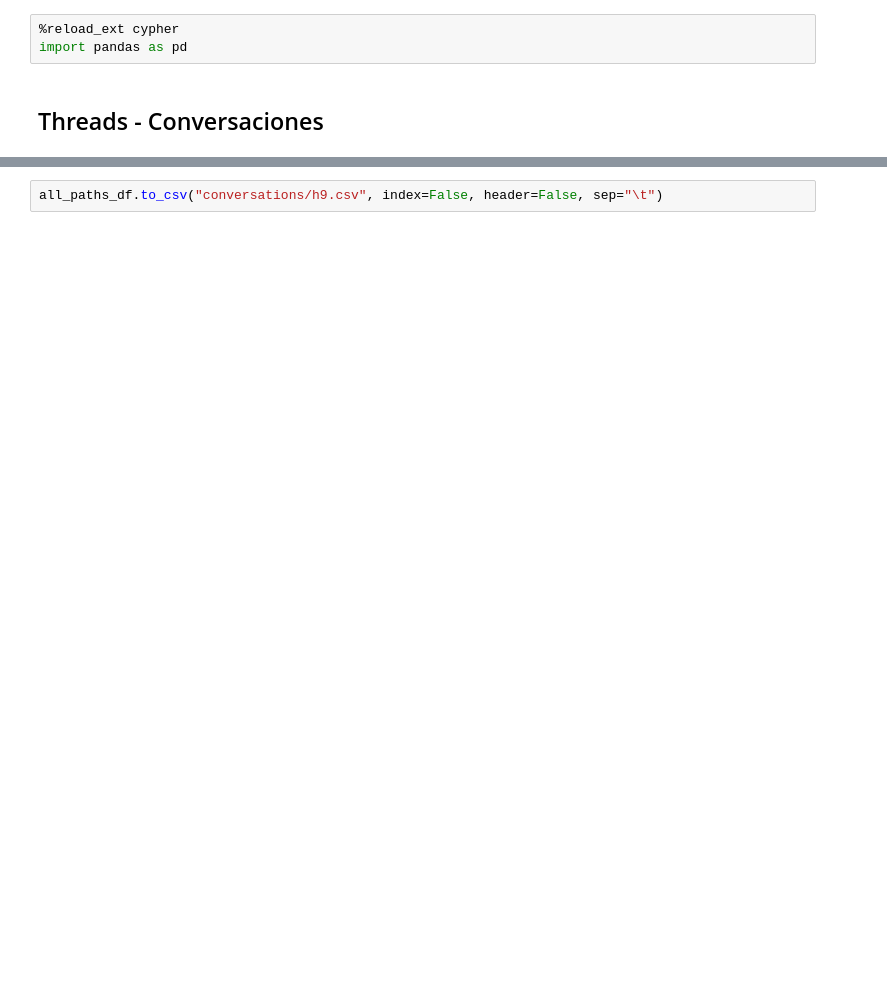
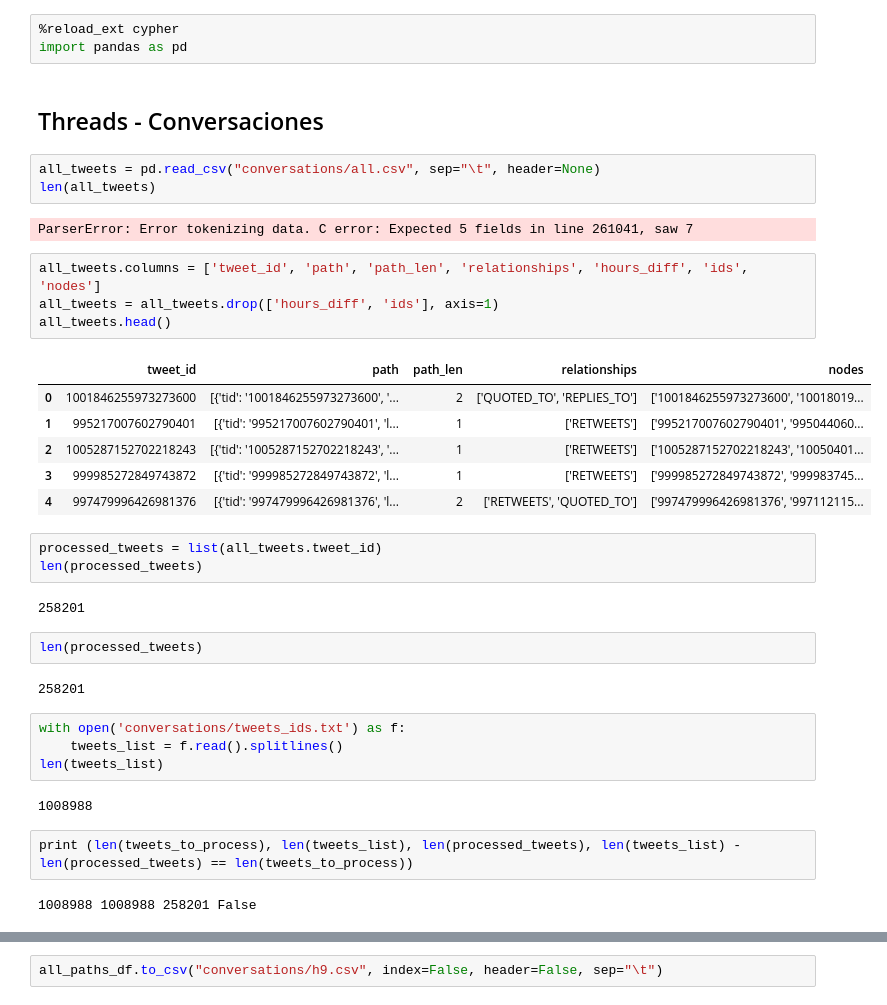
Before and after one commit to ylizama/social_protests, a Jupyter notebook: 10_Objetificacion_Lenguaje.ipynb, the cells around one changed output, grey strips where cells are left out. Saved outputs shown, nothing was run; the diff lists cells and outputs as text; blank space fills up the shorter version.

Commit message:
data and code - migration

```diff
--- a/10_Objetificacion_Lenguaje.ipynb
+++ b/10_Objetificacion_Lenguaje.ipynb
@@ -3,3 +3,38 @@
 import pandas as pd
 # %% [markdown]
 ## Threads - Conversaciones
+# %%
+all_tweets = pd.read_csv("conversations/all.csv", sep="\t", header=None)
+len(all_tweets)
+# %% [output]
+ParserError: Error tokenizing data. C error: Expected 5 fields in line 261041, saw 7
+# %%
+all_tweets.columns = ['tweet_id', 'path', 'path_len', 'relationships', 'hours_diff', 'ids', 'nodes']
+all_tweets = all_tweets.drop(['hours_diff', 'ids'], axis=1)
+all_tweets.head()
+# %% [output]
+|  | tweet_id | path | path_len | relationships | nodes |
+| 0 | 1001846255973273600 | [{'tid': '1001846255973273600', '... | 2 | ['QUOTED_TO', 'REPLIES_TO'] | ['1001846255973273600', '10018019... |
+| 1 | 995217007602790401 | [{'tid': '995217007602790401', 'l... | 1 | ['RETWEETS'] | ['995217007602790401', '995044060... |
+| 2 | 1005287152702218243 | [{'tid': '1005287152702218243', '... | 1 | ['RETWEETS'] | ['1005287152702218243', '10050401... |
+| 3 | 999985272849743872 | [{'tid': '999985272849743872', 'l... | 1 | ['RETWEETS'] | ['999985272849743872', '999983745... |
+| 4 | 997479996426981376 | [{'tid': '997479996426981376', 'l... | 2 | ['RETWEETS', 'QUOTED_TO'] | ['997479996426981376', '997112115... |
+# %%
+processed_tweets = list(all_tweets.tweet_id)
+len(processed_tweets)
+# %% [output]
+258201
+# %%
+len(processed_tweets)
+# %% [output]
+258201
+# %%
+with open('conversations/tweets_ids.txt') as f:
+    tweets_list = f.read().splitlines()
+len(tweets_list)
+# %% [output]
+1008988
+# %%
+print (len(tweets_to_process), len(tweets_list), len(processed_tweets), len(tweets_list) - len(processed_tweets) == len(tweets_to_process))
+# %% [output]
+1008988 1008988 258201 False
```
Also changed, not shown: parts of 21 cells of this notebook, 32 other files.
